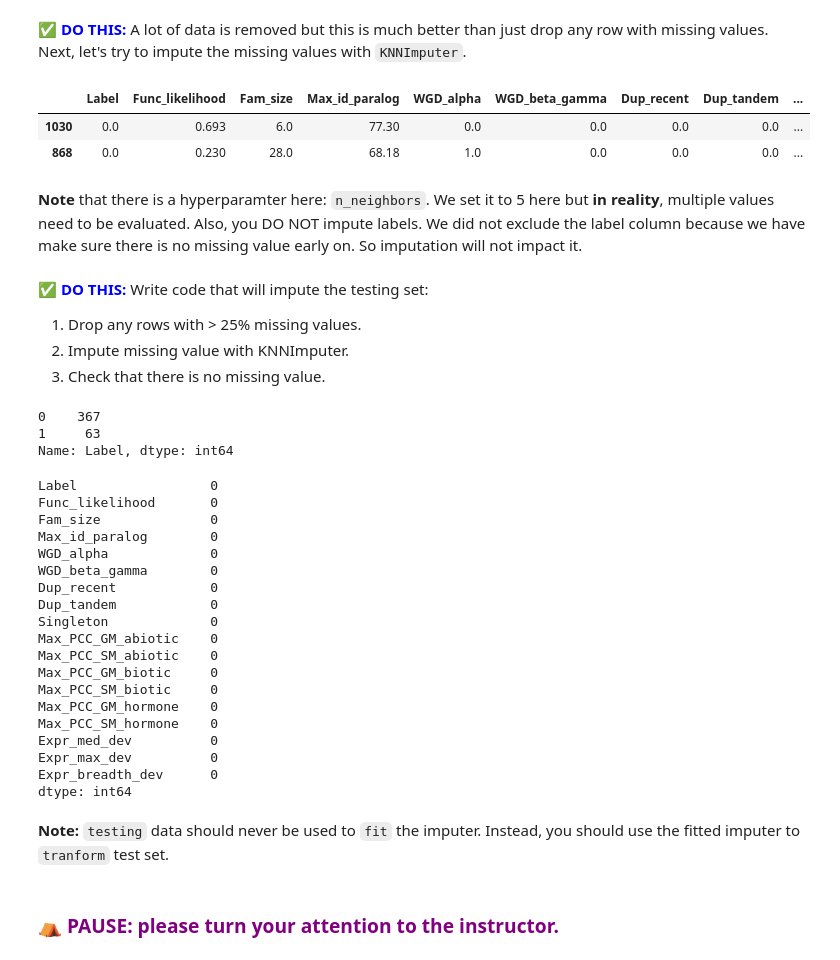
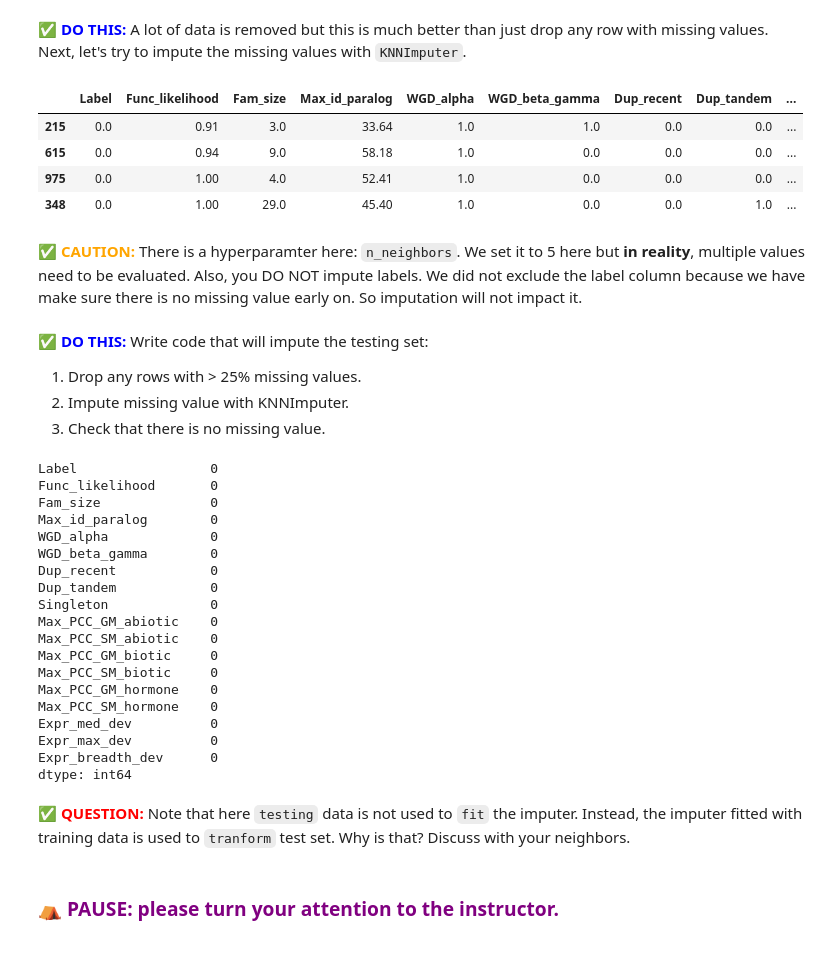
Before and after one commit to ShiuLab/ML_workshop, a Jupyter notebook: _DRAFT_ML_workshop-part_b-in_class.ipynb, the cells around one changed output. Cells and saved outputs as stored; diff of their text form; code cells hidden in the pictures.

```diff
--- a/_DRAFT_ML_workshop-part_b-in_class.ipynb
+++ b/_DRAFT_ML_workshop-part_b-in_class.ipynb
@@ -365,27 +380,29 @@ Name: Label, dtype: int64
 # %%
 from sklearn.impute import KNNImputer
 
 # Create an imputer object to imptue our data
 # n_neighbors is the number of neighbors used to estimate the missing values.
 imputer = KNNImputer(n_neighbors=5)
 
 # Train the imputer with training data
 imputer.fit(train_keep)
 
 # Transform missing values into imputed values, hence train_keep_imp (imputed)
 train_keep_imp = imputer.transform(train_keep)
 
 # The thing with KNNImputer is it create train_keep_imp as a Numpy array so
 # we don't have the column names any more. Because I really want to know what
 # these columns are, so let's turn this back to a DataFrame with column names.
 train_keep_imp = pd.DataFrame(train_keep_imp, columns=train.columns)
-train_keep_imp.sample(2)
+train_keep_imp.sample(4)
 # %% [output]
 |  | Label | Func_likelihood | Fam_size | Max_id_paralog | WGD_alpha | WGD_beta_gamma | Dup_recent | Dup_tandem | ... |
-| 1030 | 0.0 | 0.693 | 6.0 | 77.30 | 0.0 | 0.0 | 0.0 | 0.0 | ... |
-| 868 | 0.0 | 0.230 | 28.0 | 68.18 | 1.0 | 0.0 | 0.0 | 0.0 | ... |
+| 215 | 0.0 | 0.91 | 3.0 | 33.64 | 1.0 | 1.0 | 0.0 | 0.0 | ... |
+| 615 | 0.0 | 0.94 | 9.0 | 58.18 | 1.0 | 0.0 | 0.0 | 0.0 | ... |
+| 975 | 0.0 | 1.00 | 4.0 | 52.41 | 1.0 | 0.0 | 0.0 | 0.0 | ... |
+| 348 | 0.0 | 1.00 | 29.0 | 45.40 | 1.0 | 0.0 | 0.0 | 1.0 | ... |
 # %% [markdown]
-__Note__ that there is a hyperparamter here: `n_neighbors`. We set it to 5 here but __in reality__, multiple values need to be evaluated. Also, you DO NOT impute labels. We did not exclude the label column because we have make sure there is no missing value early on. So imputation will not impact it.
+&#9989; **<font color=orange>CAUTION:</font>** There is a hyperparamter here: `n_neighbors`. We set it to 5 here but __in reality__, multiple values need to be evaluated. Also, you DO NOT impute labels. We did not exclude the label column because we have make sure there is no missing value early on. So imputation will not impact it.
 # %% [markdown]
 &#9989; **<font color=blue>DO THIS:</font>** Write code that will impute the testing set:
 1. Drop any rows with > 25% missing values.
@@ -399,11 +416,17 @@ __Note__ that there is a hyperparamter here: `n_neighbors`. We set it to 5 here
 # answer below and comments on what each line does.
 # %%
 ##ANSWER##
-# Drop rows with >25% missing values
+# Sum the number of NAs in each row of the testing set
 row_na_num = test.isnull().sum(axis=1)
+
+# Get the number of features
 num_feat   = test.shape[1] - 1
-test_keep  = test[row_na_num/num_feat < 0.25]
-print(test_keep['Label'].value_counts())
+
+# Determine which rows have below threshold (25%) NAs
+row_na_below_threshold = row_na_num/num_feat < 0.25
+
+# Get the rows we want to keep
+test_keep  = test[row_na_below_threshold]
 
 # Impute missing values
 test_keep_imp = imputer.transform(test_keep)
@@ -411,30 +434,27 @@ test_keep_imp = pd.DataFrame(test_keep_imp, columns=test.columns)
 test_keep_imp.isnull().sum()
 ##ANSWER##
 # %% [output]
-0    367
-1     63
-Name: Label, dtype: int64
+Label                 0
+Func_likelihood       0
+Fam_size              0
+Max_id_paralog        0
+WGD_alpha             0
+WGD_beta_gamma        0
+Dup_recent            0
+Dup_tandem            0
+Singleton             0
+Max_PCC_GM_abiotic    0
+Max_PCC_SM_abiotic    0
+Max_PCC_GM_biotic     0
+Max_PCC_SM_biotic     0
+Max_PCC_GM_hormone    0
+Max_PCC_SM_hormone    0
+Expr_med_dev          0
+Expr_max_dev          0
+Expr_breadth_dev      0
+dtype: int64
-Label                 0
-Func_likelihood       0
-Fam_size              0
-Max_id_paralog        0
-WGD_alpha             0
-WGD_beta_gamma        0
-Dup_recent            0
-Dup_tandem            0
-Singleton             0
-Max_PCC_GM_abiotic    0
-Max_PCC_SM_abiotic    0
-Max_PCC_GM_biotic     0
-Max_PCC_SM_biotic     0
-Max_PCC_GM_hormone    0
-Max_PCC_SM_hormone    0
-Expr_med_dev          0
-Expr_max_dev          0
-Expr_breadth_dev      0
-dtype: int64
 # %% [markdown]
-__Note:__ `testing` data should never be used to `fit` the imputer. Instead, you should use the fitted imputer to `tranform` test set.
+&#9989; **<font color=red>QUESTION:</font>**  Note that here `testing` data is not used to `fit` the imputer. Instead, the imputer fitted with training data is used to `tranform` test set. Why is that? Discuss with your neighbors.
 # %% [markdown]
 ### &#9978; **<font color=purple>PAUSE: please turn your attention to the instructor. </font>**
 # %% [markdown]
```
Also changed, not shown: parts of 78 cells of this notebook, 4 other files.
